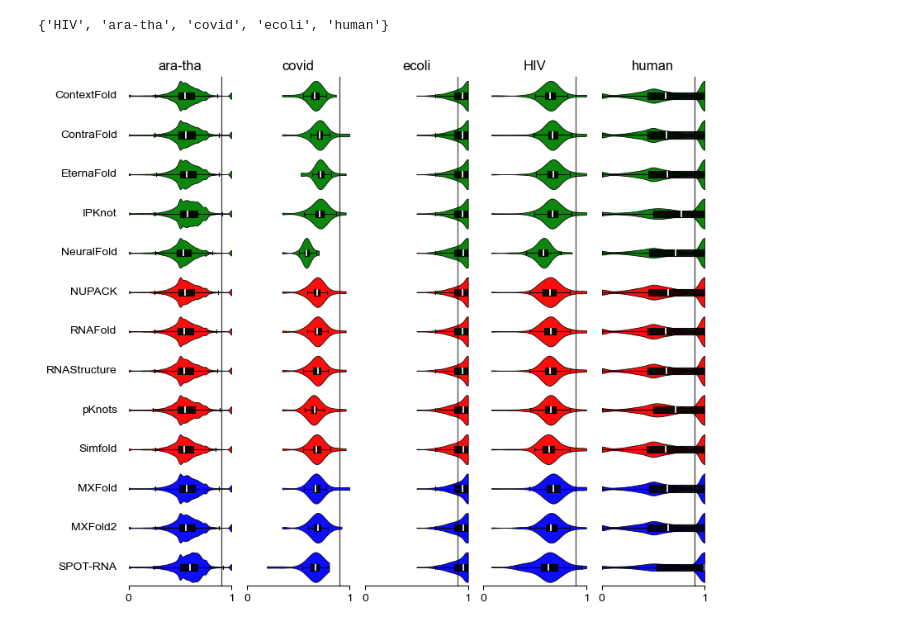
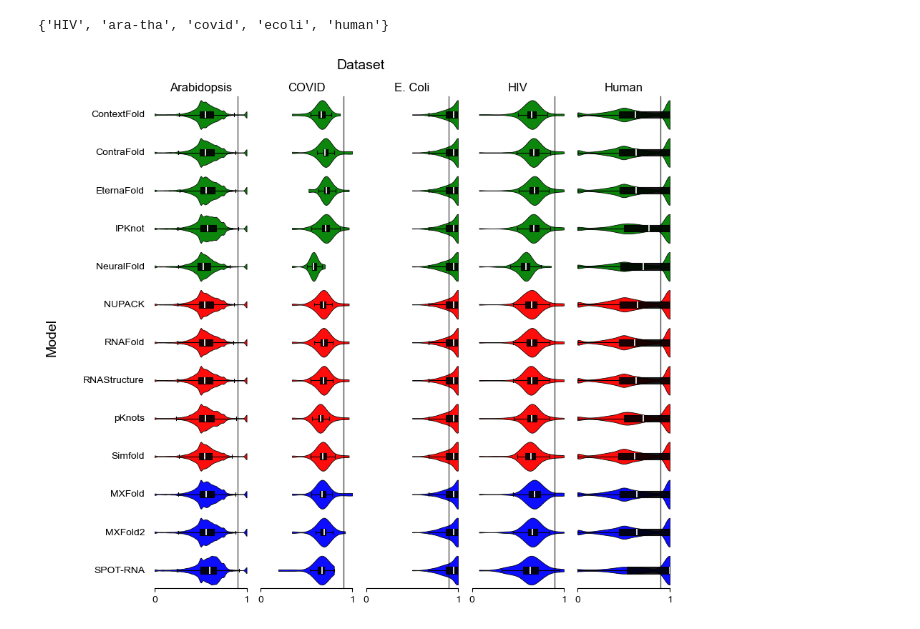
Before and after one commit to erik-whiting/rnass_project_figures, a Jupyter notebook: make_violin_plots_rasp.ipynb, the cells around one changed output. Saved outputs shown, nothing was run; the diff lists cells and outputs as text; code cells hidden in the pictures.

```diff
--- a/make_violin_plots_rasp.ipynb
+++ b/make_violin_plots_rasp.ipynb
@@ -5,17 +5,16 @@ with open("data/all_rasp_canonical_preds.txt") as fh:
 data = [d.split(", ") for d in data]
 # %%
 datasets = set([d[0] for d in data])
+datasets
+# %% [output]
+{'HIV', 'ara-tha', 'covid', 'ecoli', 'human'}
-# %%
-datasets
-# %% [output]
-{'HIV', 'ara-tha', 'covid', 'ecoli', 'human'}
 # %%
 import data_utils as du
 
 species_in_order = ["ara-tha", "covid", "ecoli", "HIV", "human"]
 pretty_map = {
-    "ara-that": "Arabidopsis",
-    "codid": "COVID",
+    "ara-tha": "Arabidopsis",
+    "covid": "COVID",
     "ecoli": "E. Coli",
     "HIV": "HIV",
     "human": "Human"
@@ -33,8 +32,8 @@ for d in data:
     acc = float(d[5])
     ds_model_map[ds][model].append(acc)
 # %%
+import matplotlib.pyplot as plt
 import numpy as np
-import matplotlib.pyplot as plt
 from matplotlib.lines import Line2D
 
 
@@ -44,10 +43,12 @@ model_order = [
     "MXFold", "MXFold2", "SPOT-RNA"
 ]
 
+dataset_order = species_in_order
+
 n_rows = len(model_order)
-n_cols = len(species_in_order)
+n_cols = len(dataset_order)
 
-fig_w = max(1.8 * n_cols, 8)
+fig_w = max(1.8 * n_cols, 7)
 fig_h = max(0.4 * n_rows, 8)
 
 fig, axes = plt.subplots(
@@ -62,7 +63,8 @@ fig, axes = plt.subplots(
 for row_idx, model in enumerate(model_order):
     plt.rcParams['font.family'] = 'sans-serif'
     plt.rcParams['font.sans-serif'] = 'Arial'
-    for col_idx, dataset in enumerate(species_in_order):
+
+    for col_idx, dataset in enumerate(dataset_order):
         ax = axes[row_idx, col_idx]
 
         values = ds_model_map.get(dataset, {}).get(model, [])
@@ -118,7 +120,6 @@ for row_idx, model in enumerate(model_order):
             violin["cmedians"].set_color("black")
             violin["cmedians"].set_linewidth(1.0)
 
-
         ax.set_xlim(0.0, 1.0)
         ax.set_ylim(-0.5, 0.5)
 
@@ -126,6 +127,7 @@ for row_idx, model in enumerate(model_order):
             ax.set_xticks([0.0, 1.0])
         else:
             ax.set_xticks([])
+
         ax.set_yticks([])
         ax.grid(axis="y", alpha=0.2, linewidth=0.5)
 
@@ -138,44 +140,76 @@ for row_idx, model in enumerate(model_order):
             ax.spines["bottom"].set_color("black")
 
         if col_idx == 0:
-            ax.set_ylabel(model, rotation=0, ha="right", va="center", labelpad=10)
+            ax.set_ylabel(
+                model,
+                rotation=0,
+                ha="right",
+                va="center",
+                labelpad=10
+            )
 
         if row_idx == 0:
-            ax.set_title(dataset)
+            ax.set_title(pretty_map[dataset])
 
-# plt.tight_layout()
-# 2d line
-plt.subplots_adjust(hspace=0.05, wspace=0.15)
+# Figure-level labels
+fig.text(
+    0.5,
+    0.975,
+    "Dataset",
+    ha="center",
+    va="center",
+    fontsize=14
+)
+
+fig.text(
+    0.02,
+    0.5,
+    "Model",
+    ha="center",
+    va="center",
+    rotation="vertical",
+    fontsize=14
+)
+
+# Leave space for the figure-level labels
+plt.subplots_adjust(
+    left=0.18,
+    right=0.98,
+    top=0.92,
+    bottom=0.06,
+    hspace=0.05,
+    wspace=0.15
+)
 
 fig.canvas.draw()
 
 threshold = 0.9
 
 for col_idx in range(n_cols):
     top_ax = axes[0, col_idx]
     bottom_ax = axes[-1, col_idx]
 
     # Convert x=0.9 from data coordinates to figure coordinates
     x_display = top_ax.transData.transform((threshold, 0))[0]
     x_fig = fig.transFigure.inverted().transform((x_display, 0))[0]
 
     # Get vertical span of the whole column in figure coordinates
     y_bottom = bottom_ax.get_position().y0
     y_top = top_ax.get_position().y1
 
     line = Line2D(
         [x_fig, x_fig],
         [y_bottom, y_top],
         transform=fig.transFigure,
         color="black",
         linewidth=1,
         alpha=0.7,
         zorder=10
     )
 
     fig.add_artist(line)
 
-plt.savefig("rasp_violin_plot.png", dpi=500)
+plt.savefig("rasp_violin_plot.png", dpi=500, bbox_inches="tight")
 plt.show()
 # %% [output]
-[figure, old version]
+[figure, new version]
```
Also changed, not shown: parts of 4 cells of this notebook, 13 other files.
